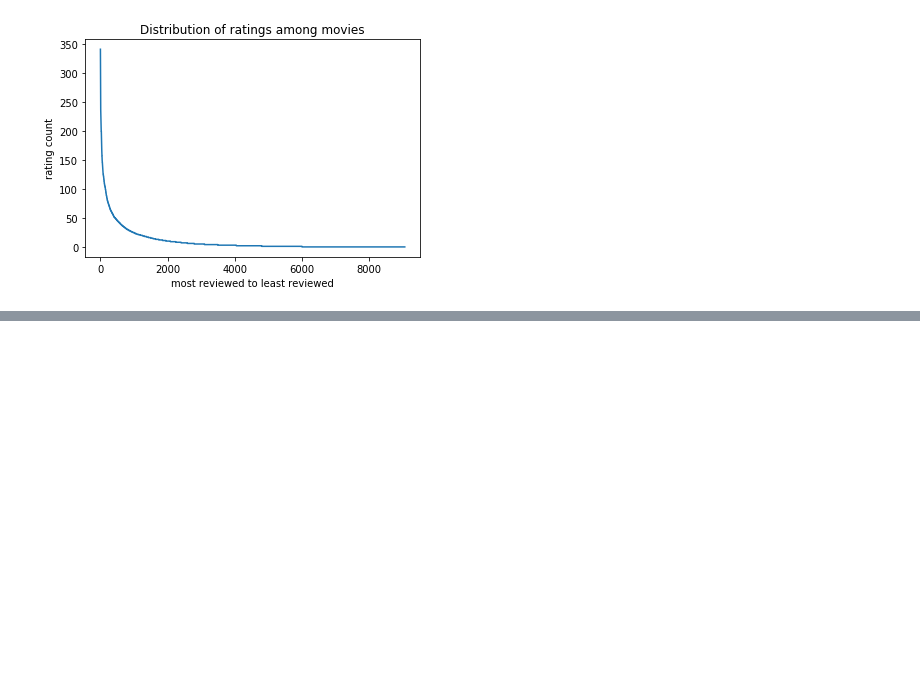
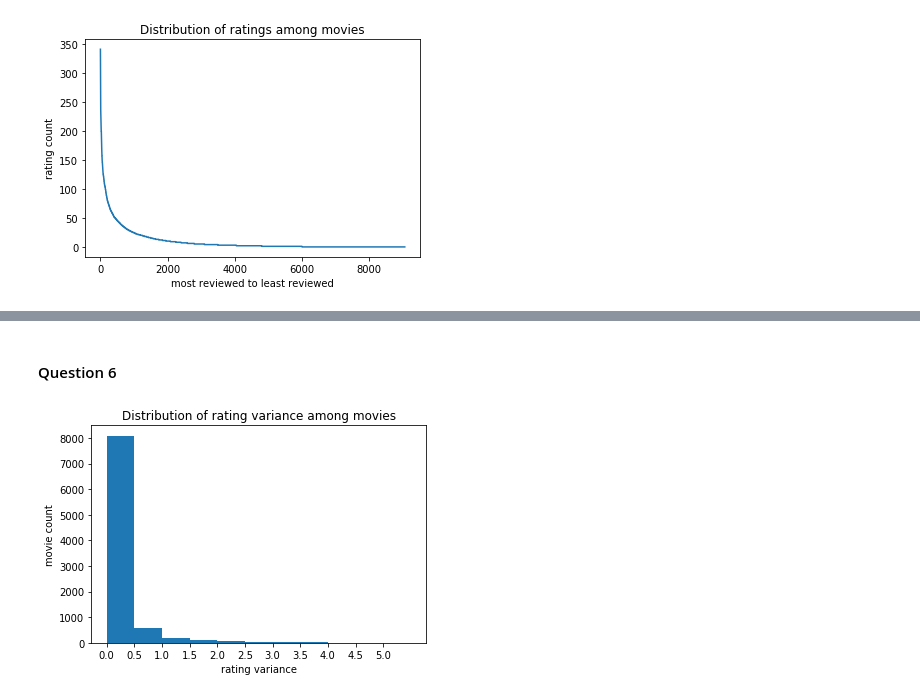
Before and after one commit to popo0293/EE219Project3, a Jupyter notebook: Project3.ipynb, the cells around one changed output, grey strips where cells are left out. Cells and saved outputs as stored; diff of their text form; code cells hidden in the pictures; blank space fills up the shorter version.

```diff
--- a/Project3.ipynb
+++ b/Project3.ipynb
@@ -69,10 +97,17 @@ plt.show()
 ToDo: Explain the salient features of the distribution found in question 3 and their implications for the recommendation process.
+# %% [markdown]
+#### Question 6
 # %%
 # Question 6
 plt.figure()
 ax = plt.subplot(111)
 movie_var = np.var(R, axis=0)
 var_range = np.arange(min(movie_var), max(movie_var)+0.5, 0.5)
 ax.hist(movie_var, bins=var_range)
 ax.set_xticks(xrange)
+ax.set_title("Distribution of rating variance among movies")
+ax.set_xlabel("rating variance")
+ax.set_ylabel("movie count")
 plt.show()
+# %% [output]
+[figure, added]
```
Also changed, not shown: parts of 7 cells of this notebook, 1 other file.
